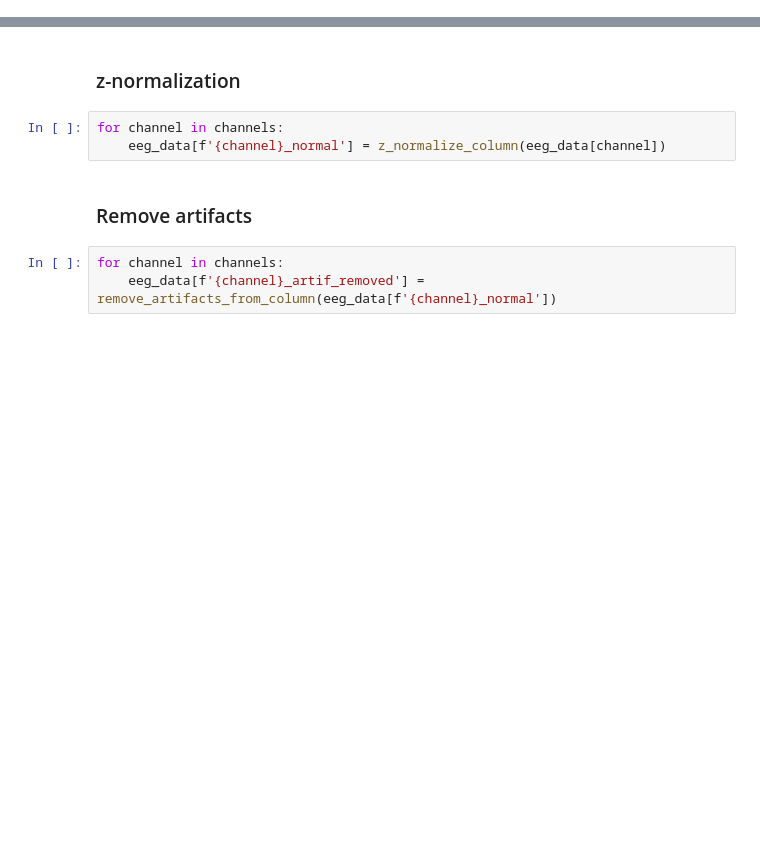
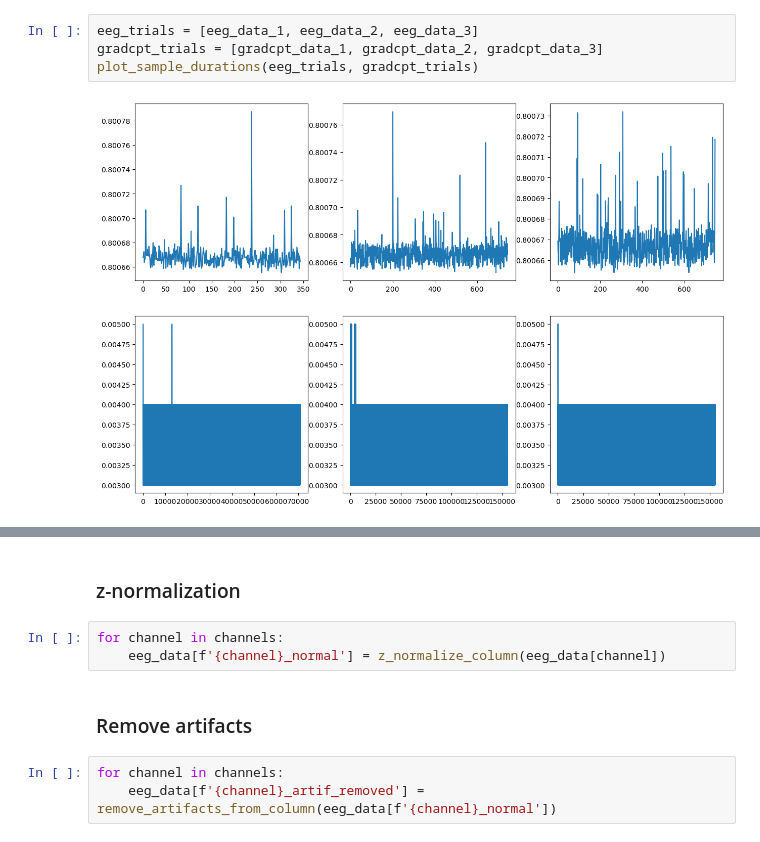
Before and after one commit to henrisuurorg/measure-attention-eeg, a Jupyter notebook: training/multi_channel_rocket.ipynb, the cells around one changed output, grey strips where cells are left out. Saved outputs shown, nothing was run; the diff lists cells and outputs as text; blank space fills up the shorter version.

```diff
--- a/training/multi_channel_rocket.ipynb
+++ b/training/multi_channel_rocket.ipynb
@@ -38,2 +37,8 @@ gradcpt_data = pd.concat([gradcpt_data_1, gradcpt_data_2, gradcpt_data_3], ignor
 # %% [output]
 Gradcpt data had to be truncated
+# %%
+eeg_trials = [eeg_data_1, eeg_data_2, eeg_data_3]
+gradcpt_trials = [gradcpt_data_1, gradcpt_data_2, gradcpt_data_3]
+plot_sample_durations(eeg_trials, gradcpt_trials)
+# %% [output]
+[figure, added]
```
Also changed, not shown: parts of 26 cells of this notebook, 10 other files.
